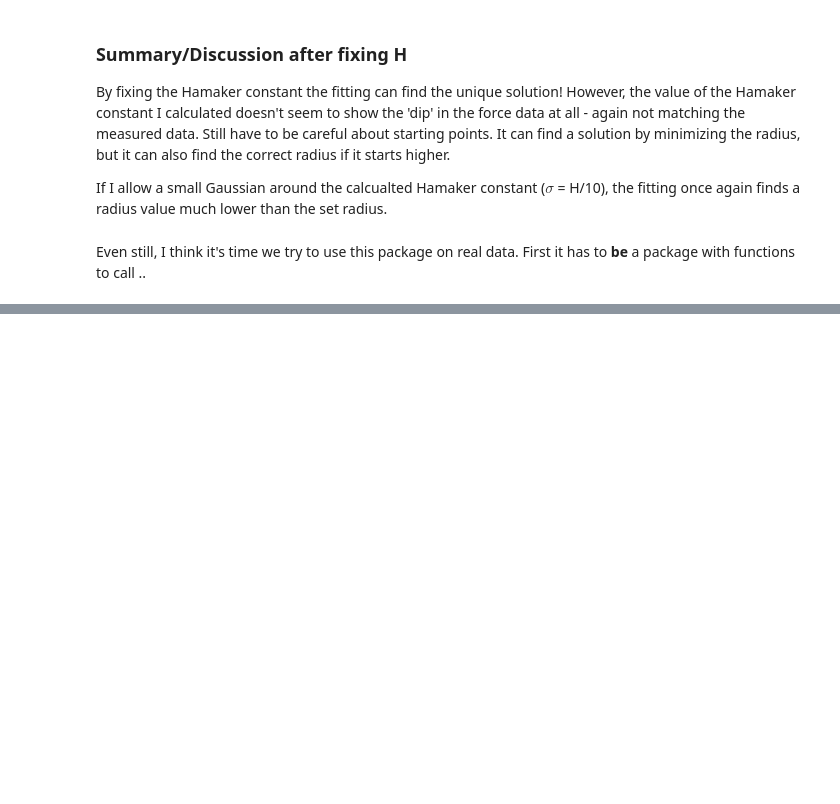
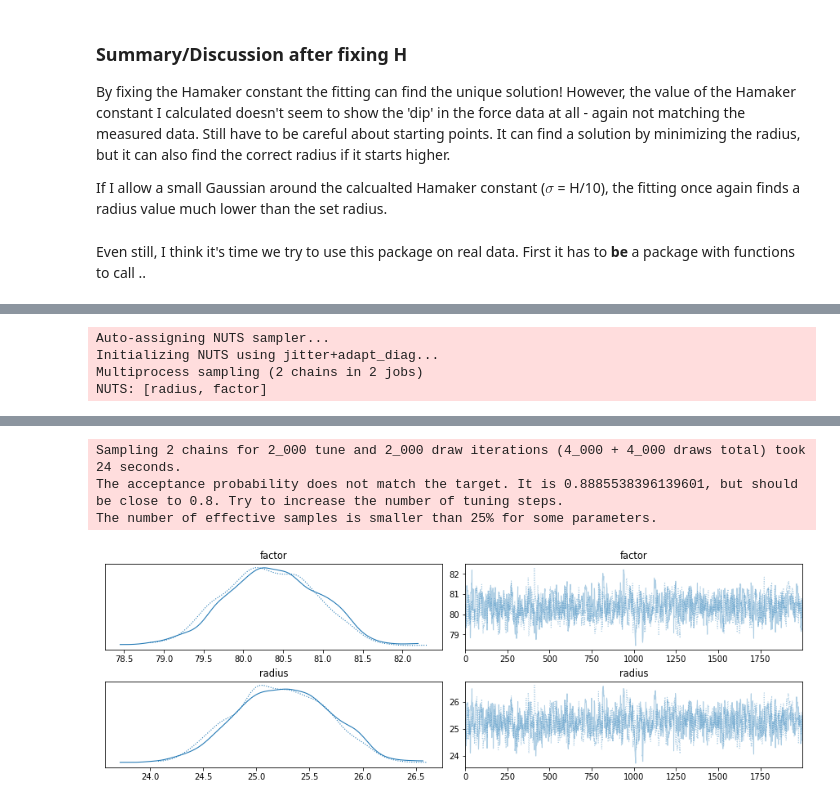
Before and after one commit to phys201/nc_AFM, a Jupyter notebook: documentation.ipynb, the cells around one changed output, grey strips where cells are left out. Cells and saved outputs as stored; diff of their text form; code cells hidden in the pictures; blank space fills up the shorter version.

```diff
--- a/documentation.ipynb
+++ b/documentation.ipynb
@@ -859,0 +1038,19 @@ Even still, I think it's time we try to use this package on real data. First it
+# %%
+m1_rep_model = pm.Model()
+
+with m1_rep_model:
+
+    repulsive_factor = pm.Normal('factor', mu = 80, sigma = 60, testval = 80)
+
+    #Hamaker fixed or Normal centered at calculated value
+    #hamaker = pm.Normal('hamaker', mu=hamaker_fixed, sigma=hamaker_fixed, testval = hamaker_fixed)
+    hamaker = hamaker_fixed
+
+    #Gamma distribution on radius
+    radius = pm.Gamma('radius', mu=30, sigma = 20, testval = 30)
+
+    #model
+    force = repulsive_factor/z**3 - 2*hamaker*radius**3/(3*(z*(z+2*radius))**2)
+
+    # Likelihood of observations (i.e. noise around model)
+    measurements = pm.Normal('force', mu=force, sigma=noise, observed=f_testdata_sph)
@@ -859,0 +1067,9 @@ Even still, I think it's time we try to use this package on real data. First it
+# %%
+with m1_rep_model:
+    trace =pm.sample(2000, tune = 2000, return_inferencedata=True)
+    az.plot_trace(trace);
+# %% [output]
+Auto-assigning NUTS sampler...
+Initializing NUTS using jitter+adapt_diag...
+Multiprocess sampling (2 chains in 2 jobs)
+NUTS: [radius, factor]
@@ -859,0 +1077,4 @@ Even still, I think it's time we try to use this package on real data. First it
+Sampling 2 chains for 2_000 tune and 2_000 draw iterations (4_000 + 4_000 draws total) took 24 seconds.
+The acceptance probability does not match the target. It is 0.8885538396139601, but should be close to 0.8. Try to increase the number of tuning steps.
+The number of effective samples is smaller than 25% for some parameters.
+[figure, added]
```
Also changed, not shown: parts of 36 cells of this notebook, 1 other file.
